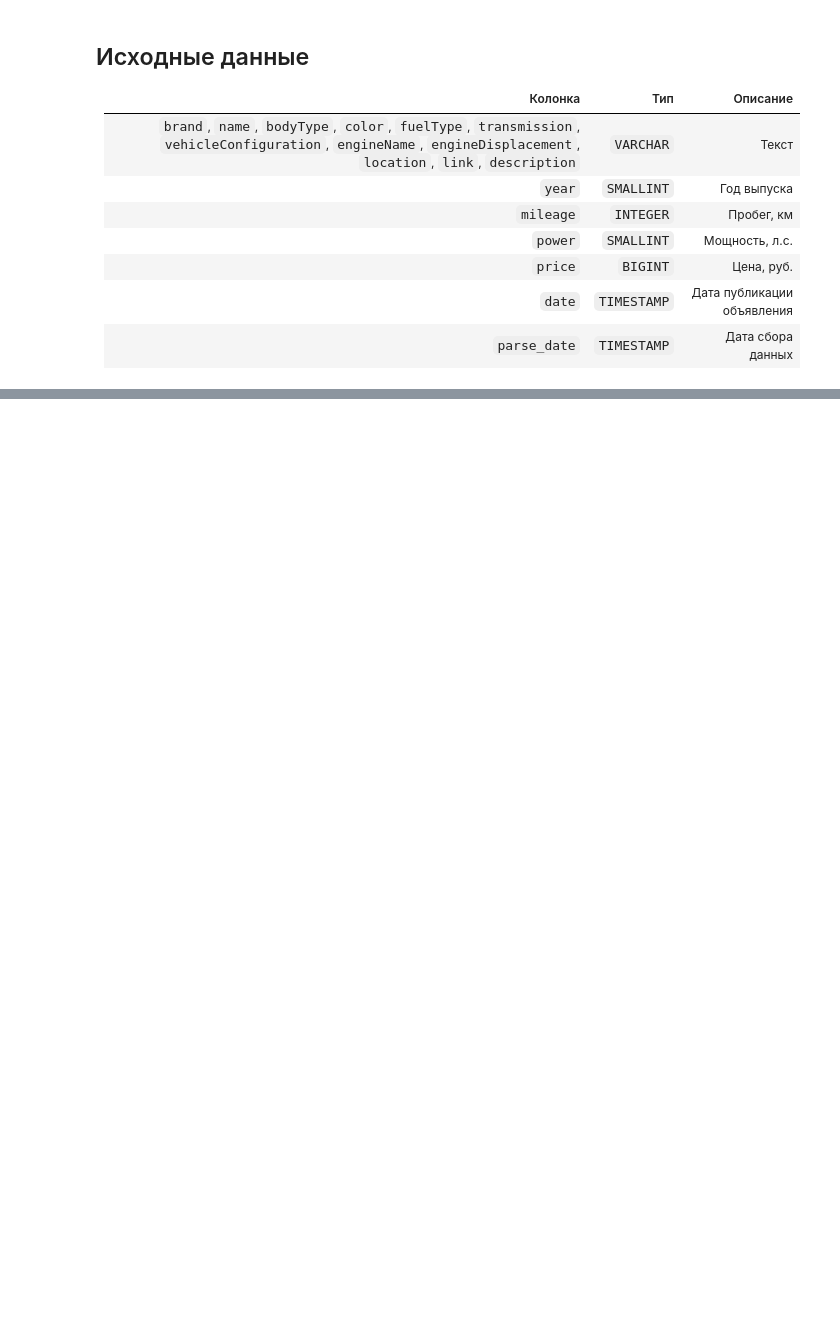
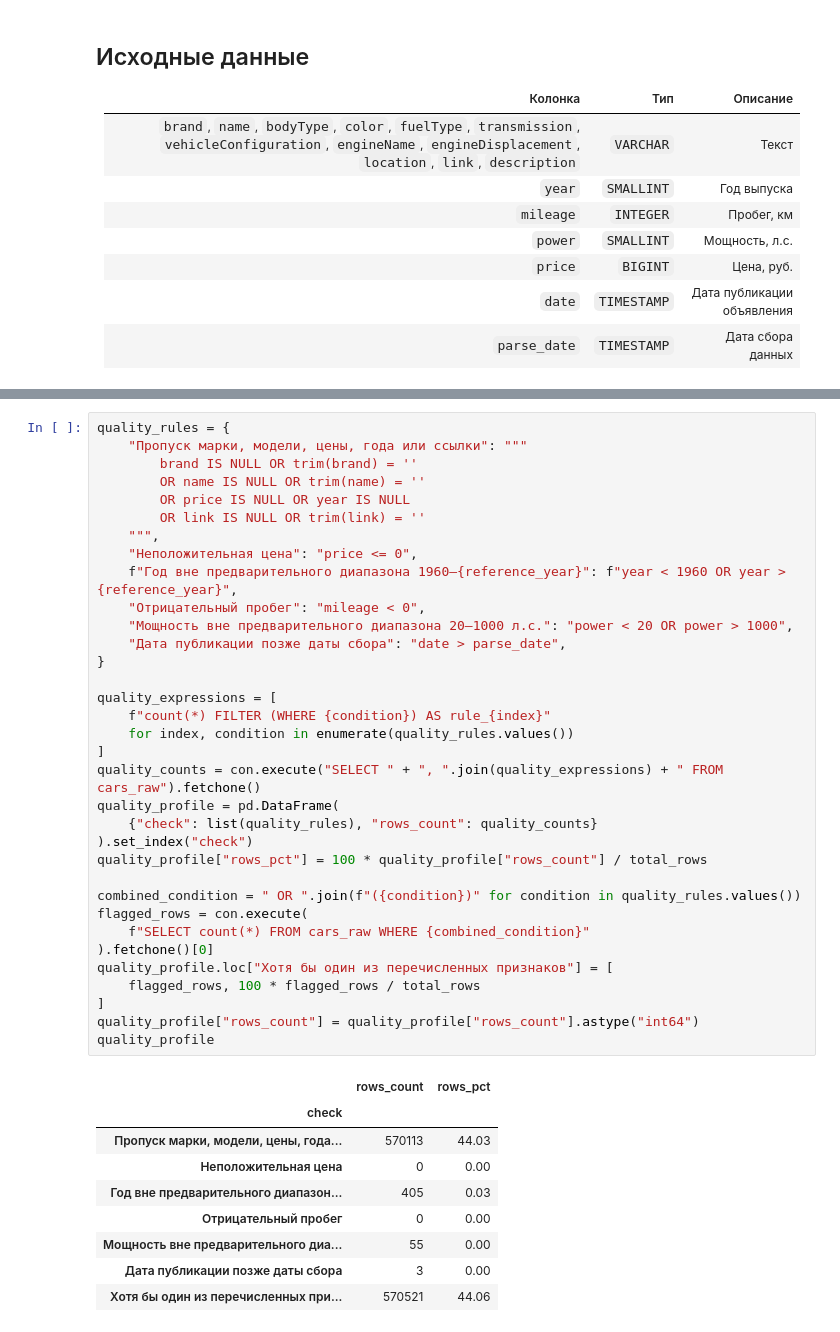
Before and after one commit to egrso/car-market-analysis, a Jupyter notebook: notebooks/01_data_loading.ipynb, the cells around one changed output, grey strips where cells are left out. Cells and saved outputs as stored; diff of their text form; blank space fills up the shorter version.

```diff
--- a/notebooks/01_data_loading.ipynb
+++ b/notebooks/01_data_loading.ipynb
@@ -108,0 +291,44 @@ CSV прочитан DuckDB без загрузки в память, число
+# %%
+quality_rules = {
+    "Пропуск марки, модели, цены, года или ссылки": """
+        brand IS NULL OR trim(brand) = ''
+        OR name IS NULL OR trim(name) = ''
+        OR price IS NULL OR year IS NULL
+        OR link IS NULL OR trim(link) = ''
+    """,
+    "Неположительная цена": "price <= 0",
+    f"Год вне предварительного диапазона 1960–{reference_year}": f"year < 1960 OR year > {reference_year}",
+    "Отрицательный пробег": "mileage < 0",
+    "Мощность вне предварительного диапазона 20–1000 л.с.": "power < 20 OR power > 1000",
+    "Дата публикации позже даты сбора": "date > parse_date",
+}
+
+quality_expressions = [
+    f"count(*) FILTER (WHERE {condition}) AS rule_{index}"
+    for index, condition in enumerate(quality_rules.values())
+]
+quality_counts = con.execute("SELECT " + ", ".join(quality_expressions) + " FROM cars_raw").fetchone()
+quality_profile = pd.DataFrame(
+    {"check": list(quality_rules), "rows_count": quality_counts}
+).set_index("check")
+quality_profile["rows_pct"] = 100 * quality_profile["rows_count"] / total_rows
+
+combined_condition = " OR ".join(f"({condition})" for condition in quality_rules.values())
+flagged_rows = con.execute(
+    f"SELECT count(*) FROM cars_raw WHERE {combined_condition}"
+).fetchone()[0]
+quality_profile.loc["Хотя бы один из перечисленных признаков"] = [
+    flagged_rows, 100 * flagged_rows / total_rows
+]
+quality_profile["rows_count"] = quality_profile["rows_count"].astype("int64")
+quality_profile
+# %% [output]
+|  | rows_count | rows_pct |
+| check |  |  |
+| Пропуск марки, модели, цены, года... | 570113 | 44.03 |
+| Неположительная цена | 0 | 0.00 |
+| Год вне предварительного диапазон... | 405 | 0.03 |
+| Отрицательный пробег | 0 | 0.00 |
+| Мощность вне предварительного диа... | 55 | 0.00 |
+| Дата публикации позже даты сбора | 3 | 0.00 |
+| Хотя бы один из перечисленных при... | 570521 | 44.06 |
```
Also changed, not shown: parts of 27 cells of this notebook, 2 other files.
